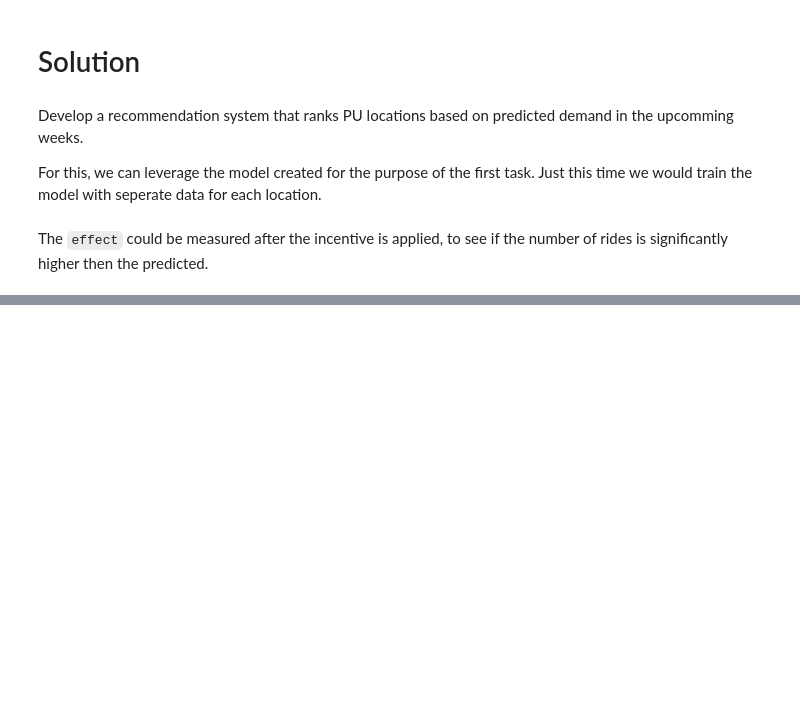
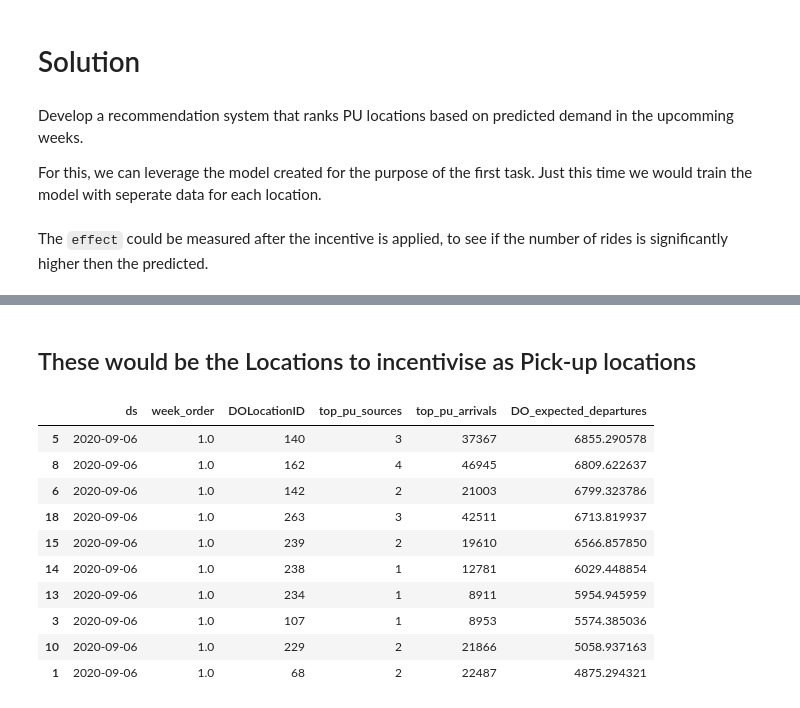
Before and after one commit to sVujke/ny-taxi-rides-ml-case, a Jupyter notebook: notebooks/pu_location_recommender.ipynb, the cells around one changed output, grey strips where cells are left out. Cells and saved outputs as stored; diff of their text form; code cells hidden in the pictures; blank space fills up the shorter version.

```diff
--- a/notebooks/pu_location_recommender.ipynb
+++ b/notebooks/pu_location_recommender.ipynb
@@ -21,2 +30,30 @@ logging.disable(sys.maxsize)
+# %%
+def ecdf(a):
+    x, counts = np.unique(a, return_counts=True)
+    cusum = np.cumsum(counts)
+    return np.cumsum(x * counts), cusum
+
+import matplotlib.pyplot as plt
+
+def plot_cdf(pu_freq):
+    x, y = ecdf(pu_freq)
+    x = np.insert(x, 0, x[0])
+    y = np.insert(y, 0, 0.)
+    fig, ax = plt.subplots(figsize=(16,10))
+    ax = sns.lineplot(x, y, drawstyle='steps-post', linewidth = 2.5)
+    plt.axhline(222, c='red', ls='--')
+    plt.grid(True)
+    trans = transforms.blended_transform_factory(
+    ax.get_yticklabels()[0].get_transform(), ax.transData)
+    ax.text(0,222, "{:.0f}".format(222), color="red", transform=trans,
+            ha="right", va="center")
+    plt.xlabel('Number of Taxi Rides', fontsize=20)
+    plt.ylabel('Number of Pick-up Locations', fontsize=20)
+    plt.show()
+
+def shift_regressors(df, regressors, days):
+    for regressor in regressors:
+        df[regressor] = df[regressor].shift(days, fill_value=0)
+    return df
 # %%
 data = pd.read_pickle('../data/full_cleaned_trip_data.pkl')
@@ -285,0 +252,2 @@ weekly_recoms[80:90].sort_values('revenue_hat', ascending=False)
+# %%
+pulr = PulRecom(data, df_covid, df_mobility, regressors, top_location_count=40)
@@ -285,0 +256,2 @@ weekly_recoms[80:90].sort_values('revenue_hat', ascending=False)
+# %%
+pulr.run_recom_pipeline('2020-09-01', top_pu=5)
@@ -285,0 +260,2 @@ weekly_recoms[80:90].sort_values('revenue_hat', ascending=False)
+# %%
+top_pu, recoms = pulr.return_recoms_for_week(1)
@@ -285,0 +271,16 @@ weekly_recoms[80:90].sort_values('revenue_hat', ascending=False)
+# %% [markdown]
+## These would be the Locations to incentivise as Pick-up locations
+# %%
+recoms
+# %% [output]
+|  | ds | week_order | DOLocationID | top_pu_sources | top_pu_arrivals | DO_expected_departures |
+| 5 | 2020-09-06 | 1.0 | 140 | 3 | 37367 | 6855.290578 |
+| 8 | 2020-09-06 | 1.0 | 162 | 4 | 46945 | 6809.622637 |
+| 6 | 2020-09-06 | 1.0 | 142 | 2 | 21003 | 6799.323786 |
+| 18 | 2020-09-06 | 1.0 | 263 | 3 | 42511 | 6713.819937 |
+| 15 | 2020-09-06 | 1.0 | 239 | 2 | 19610 | 6566.857850 |
+| 14 | 2020-09-06 | 1.0 | 238 | 1 | 12781 | 6029.448854 |
+| 13 | 2020-09-06 | 1.0 | 234 | 1 | 8911 | 5954.945959 |
+| 3 | 2020-09-06 | 1.0 | 107 | 1 | 8953 | 5574.385036 |
+| 10 | 2020-09-06 | 1.0 | 229 | 2 | 21866 | 5058.937163 |
+| 1 | 2020-09-06 | 1.0 | 68 | 2 | 22487 | 4875.294321 |
```
Also changed, not shown: parts of 47 cells of this notebook, 4 other files.
